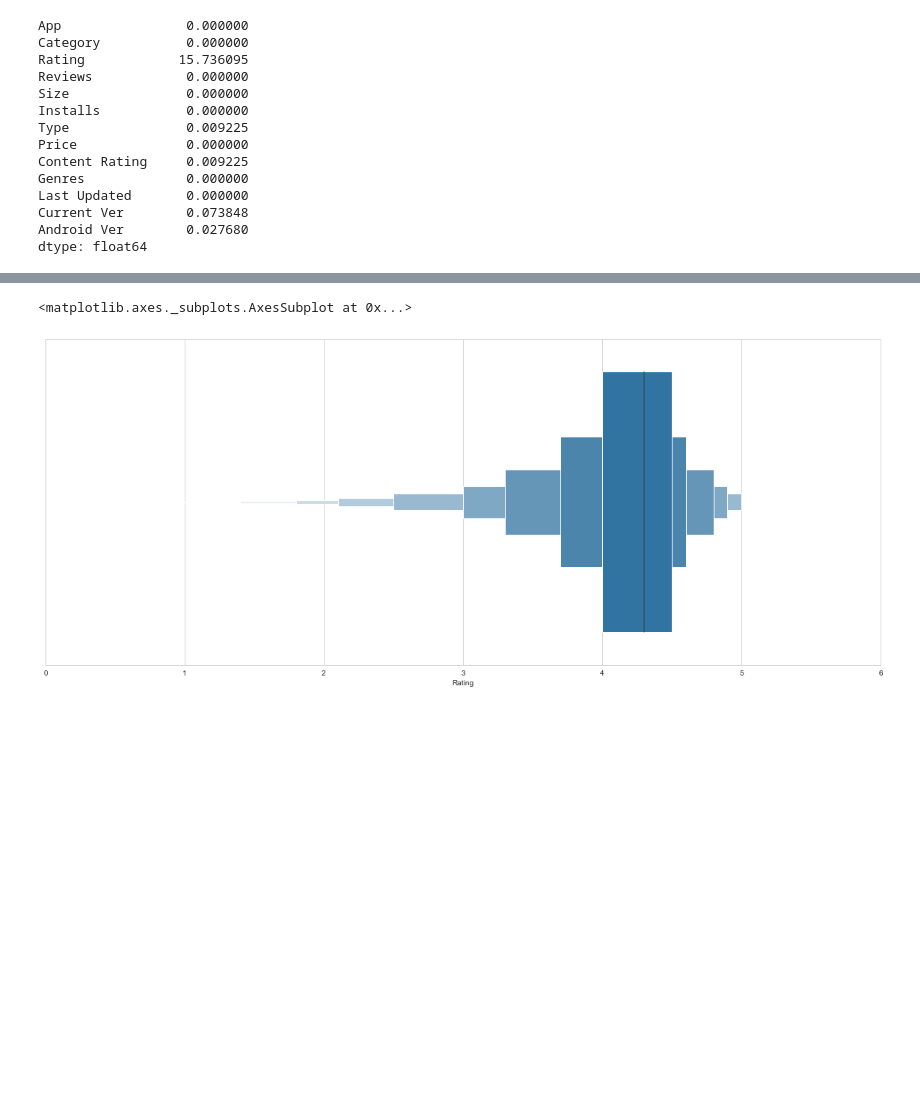
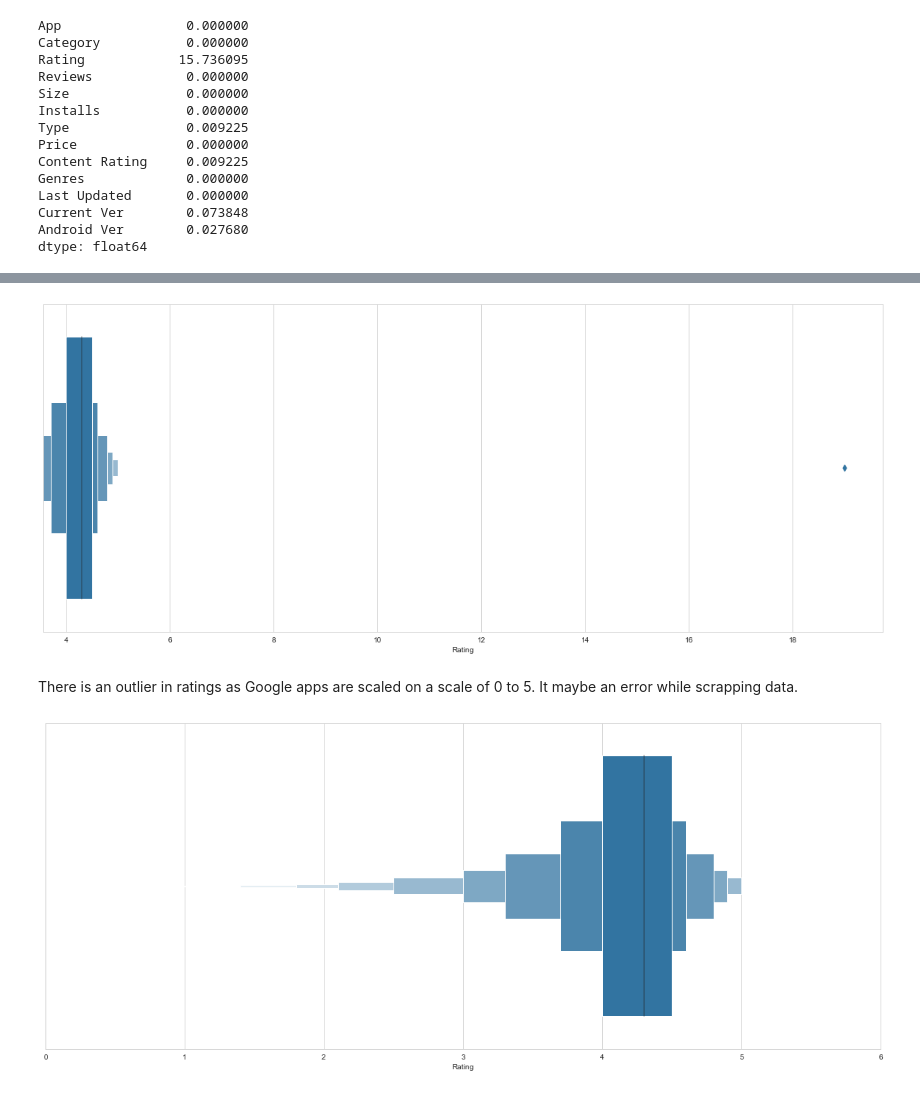
Before and after one commit to kaustubhgupta/Data-Analysis-Hub, a Jupyter notebook: Notebooks/Google Play Store Analysis.ipynb, the cells around one changed output, grey strips where cells are left out. Cells and saved outputs as stored; diff of their text form; code cells hidden in the pictures; blank space fills up the shorter version.

```diff
--- a/Notebooks/Google Play Store Analysis.ipynb
+++ b/Notebooks/Google Play Store Analysis.ipynb
@@ -5,7 +7,7 @@ import matplotlib.pyplot as plt
 import seaborn as sns
 import os
 # %%
-work_dir = r"D:\Projects\Google Play Store"
+work_dir = r"D:\Projects\Google Play Store\data"
 # %%
 app_data = pd.read_csv(os.path.join(work_dir, 'googleplaystore.csv'))
 # %%
@@ -157,8 +164,15 @@ dtype: float64
+# %%
+plt.figure(figsize=(20,8))
+sns.set_style('whitegrid')
+sns.boxenplot(x='Rating', data=app_data, hue='Type');
+# %% [output]
+[figure, added]
+# %% [markdown]
+There is an outlier in ratings as Google apps are scaled on a scale of 0 to 5. It maybe an error while scrapping data.
 # %%
 plt.figure(figsize=(20,8))
 plt.xlim(0,6)
 sns.set_style('whitegrid')
-sns.boxenplot(x='Rating', data=app_data, hue='Type')
+sns.boxenplot(x='Rating', data=app_data, hue='Type');
 # %% [output]
-<matplotlib.axes._subplots.AxesSubplot at 0x...>
 [figure]
```
Also changed, not shown: parts of 25 cells of this notebook.
